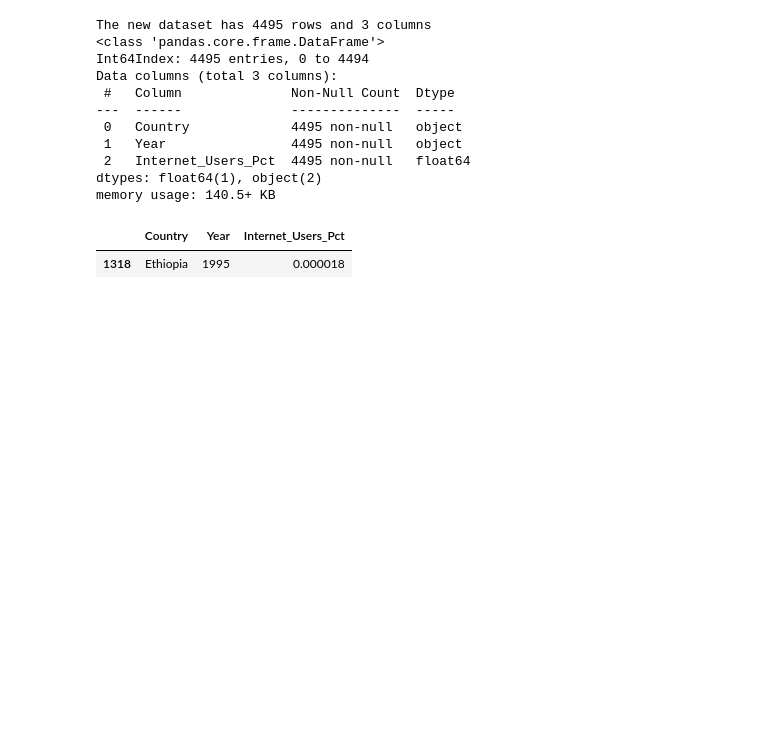
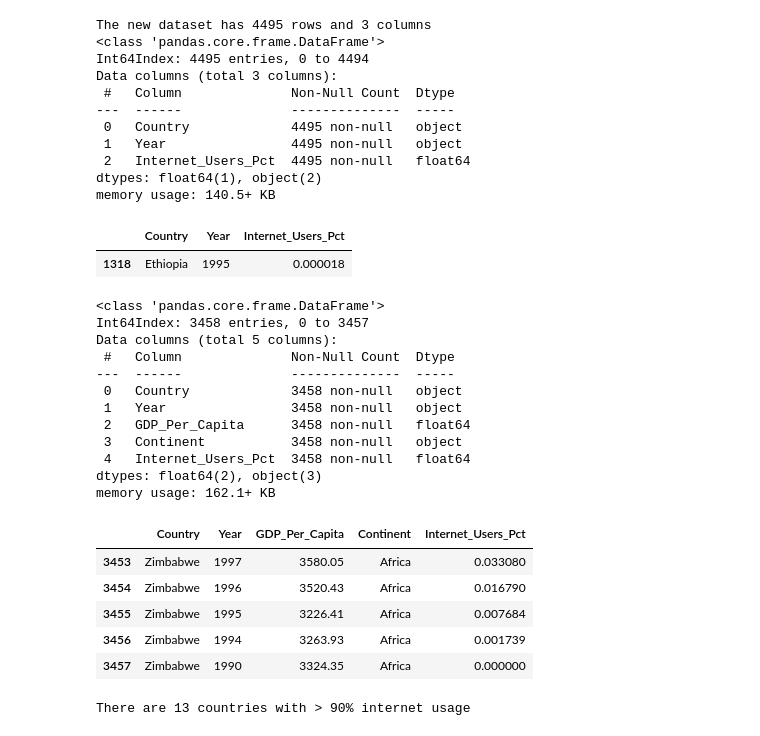
Before and after one commit to nss-data-science-cohort-5/un_exploration-bdfinlayson, a Jupyter notebook: main.ipynb, the cells around one changed output. Drawn from its saved outputs; the diff is of its cells as text; code cells hidden in the pictures; blank space fills up the shorter version.

```diff
--- a/main.ipynb
+++ b/main.ipynb
@@ -414,3 +414,45 @@ internet_df\
 # %% [output]
 |  | Country | Year | Internet_Users_Pct |
 | 1318 | Ethiopia | 1995 | 0.000018 |
+# %%
+# 26 - 27
+
+gdp_and_internet_use = gdp_df_revised.merge(internet_df, on=['Country', 'Year'])
+
+gdp_and_internet_use.info()
+gdp_and_internet_use.head()
+gdp_and_internet_use.tail()
+
+# countries_diff = list(set(internet_df.Country.unique()) - set(gdp_df_revised.Country.unique()))
+
+# print(countries_diff)
+# %% [output]
+<class 'pandas.core.frame.DataFrame'>
+Int64Index: 3458 entries, 0 to 3457
+Data columns (total 5 columns):
+ #   Column              Non-Null Count  Dtype
+---  ------              --------------  -----
+ 0   Country             3458 non-null   object
+ 1   Year                3458 non-null   object
+ 2   GDP_Per_Capita      3458 non-null   float64
+ 3   Continent           3458 non-null   object
+ 4   Internet_Users_Pct  3458 non-null   float64
+dtypes: float64(2), object(3)
+memory usage: 162.1+ KB
+|  | Country | Year | GDP_Per_Capita | Continent | Internet_Users_Pct |
+| 3453 | Zimbabwe | 1997 | 3580.05 | Africa | 0.033080 |
+| 3454 | Zimbabwe | 1996 | 3520.43 | Africa | 0.016790 |
+| 3455 | Zimbabwe | 1995 | 3226.41 | Africa | 0.007684 |
+| 3456 | Zimbabwe | 1994 | 3263.93 | Africa | 0.001739 |
+| 3457 | Zimbabwe | 1990 | 3324.35 | Africa | 0.000000 |
+# %%
+# 28
+
+heavy_usage_countries = gdp_and_internet_use\
+    .set_index('Year')\
+    .loc['2014']\
+    .query('Internet_Users_Pct > 90')
+
+print(f'There are {heavy_usage_countries.shape[0]} countries with > 90% internet usage')
+# %% [output]
+There are 13 countries with > 90% internet usage
```
Also changed, not shown: parts of 2 cells of this notebook.
